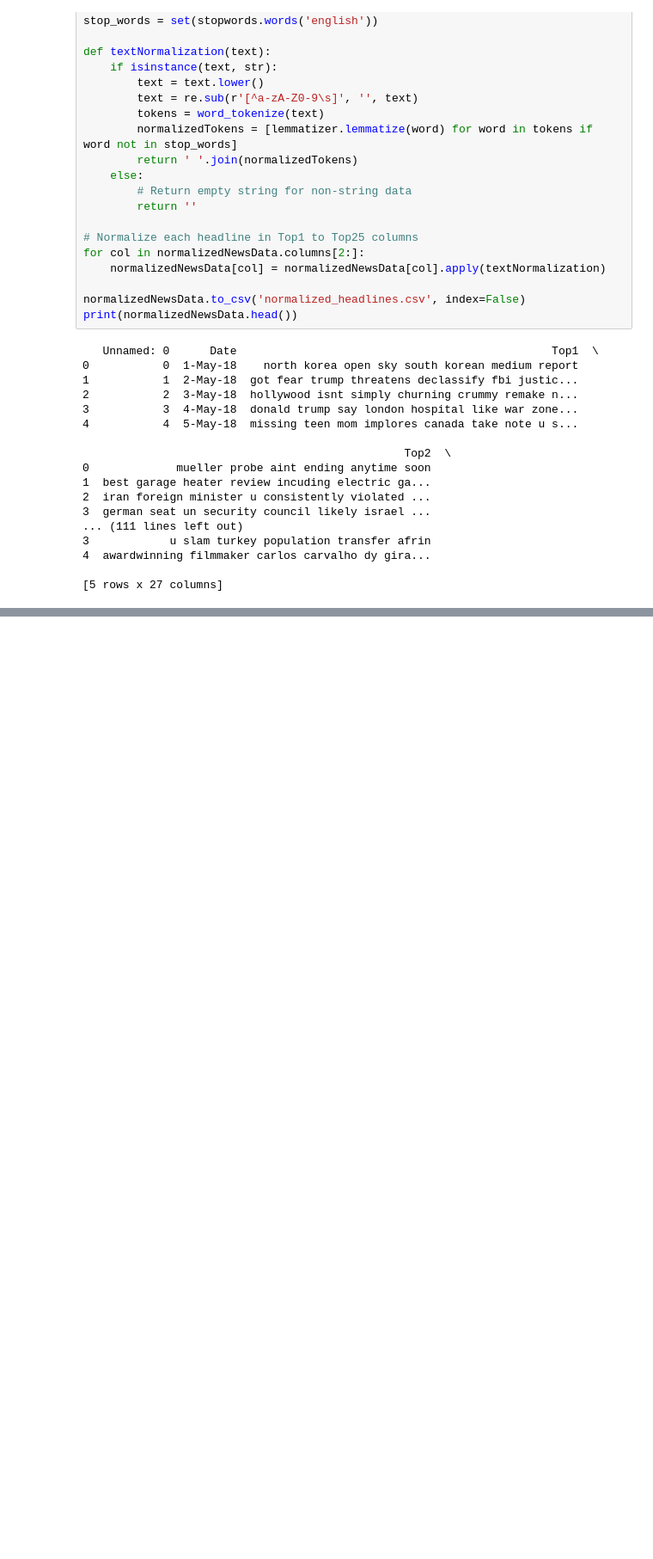
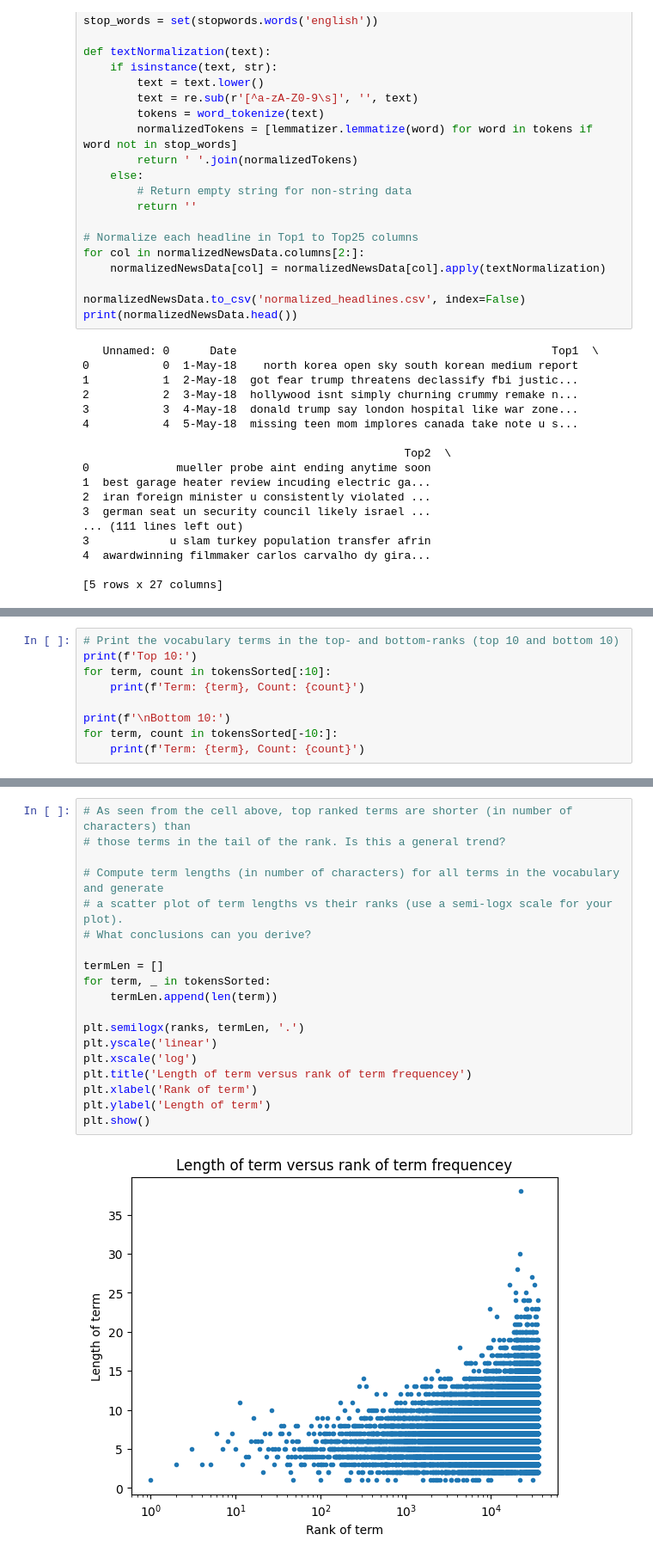
Before and after one commit to Vincent-G-Van/cmpe-256-project, a Jupyter notebook: data_processing.ipynb, the cells around one changed output, grey strips where cells are left out. Shown: that part at 86% size. Saved outputs shown, nothing was run; the diff lists cells and outputs as text; blank space fills up the shorter version.

```diff
--- a/data_processing.ipynb
+++ b/data_processing.ipynb
@@ -335,0 +453,9 @@ Here are all of the duplicate news titles: [(27, 'Top1'), (32, 'Top1'), (55, 'To
+# %%
+# Print the vocabulary terms in the top- and bottom-ranks (top 10 and bottom 10)
+print(f'Top 10:')
+for term, count in tokensSorted[:10]:
+    print(f'Term: {term}, Count: {count}')
+
+print(f'\nBottom 10:')
+for term, count in tokensSorted[-10:]:
+    print(f'Term: {term}, Count: {count}')
@@ -335,0 +480,21 @@ Here are all of the duplicate news titles: [(27, 'Top1'), (32, 'Top1'), (55, 'To
+# %%
+# As seen from the cell above, top ranked terms are shorter (in number of characters) than
+# those terms in the tail of the rank. Is this a general trend?
+
+# Compute term lengths (in number of characters) for all terms in the vocabulary and generate
+# a scatter plot of term lengths vs their ranks (use a semi-logx scale for your plot).
+# What conclusions can you derive?
+
+termLen = []
+for term, _ in tokensSorted:
+    termLen.append(len(term))
+
+plt.semilogx(ranks, termLen, '.')
+plt.yscale('linear')
+plt.xscale('log')
+plt.title('Length of term versus rank of term frequencey')
+plt.xlabel('Rank of term')
+plt.ylabel('Length of term')
+plt.show()
+# %% [output]
+[figure, added]
```
Also changed, not shown: parts of 18 cells of this notebook.
